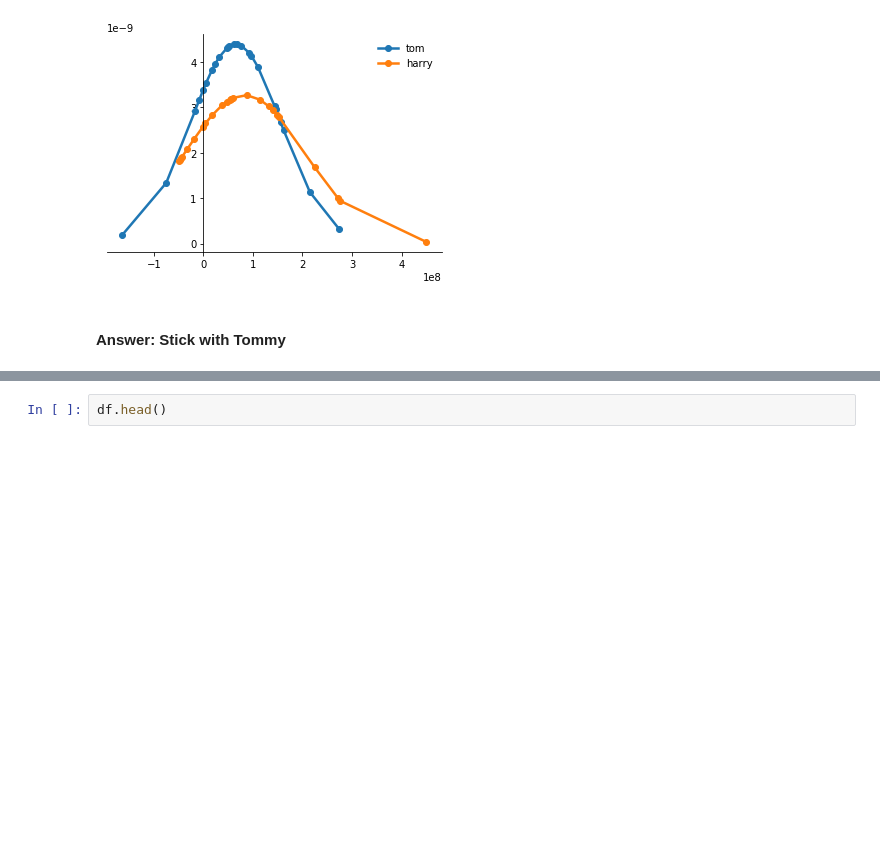
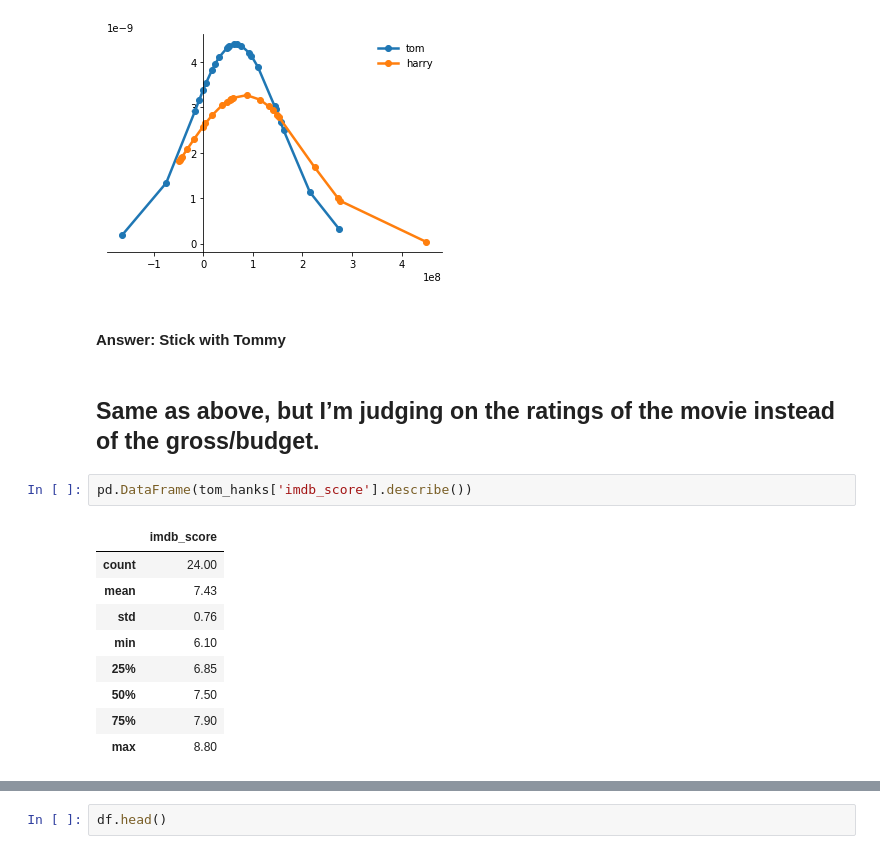
Before and after one commit to jeremyCtown/data-science, a Jupyter notebook: imdb-notebook/imdb_notebook.ipynb, the cells around one changed output, grey strips where cells are left out. Drawn from its saved outputs; the diff is of its cells as text; blank space fills up the shorter version.

```diff
--- a/imdb-notebook/imdb_notebook.ipynb
+++ b/imdb-notebook/imdb_notebook.ipynb
@@ -250,3 +234,17 @@ axis.spines['left'].set_position(('data',0))
 [figure]
 # %% [markdown]
 #### Answer: Stick with Tommy
+# %% [markdown]
+## Same as above, but I’m judging on the ratings of the movie instead of the gross/budget.
+# %%
+pd.DataFrame(tom_hanks['imdb_score'].describe())
+# %% [output]
+|  | imdb_score |
+| count | 24.00 |
+| mean | 7.43 |
+| std | 0.76 |
+| min | 6.10 |
+| 25% | 6.85 |
+| 50% | 7.50 |
+| 75% | 7.90 |
+| max | 8.80 |
```
Also changed, not shown: parts of 28 cells of this notebook.
